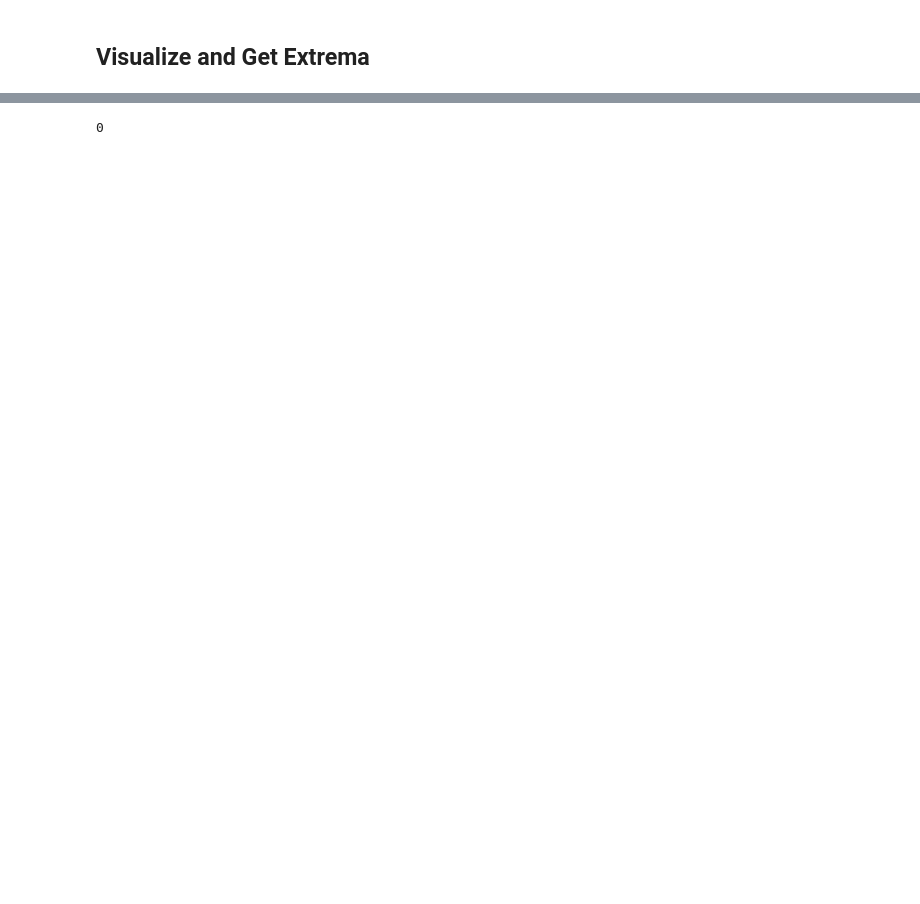
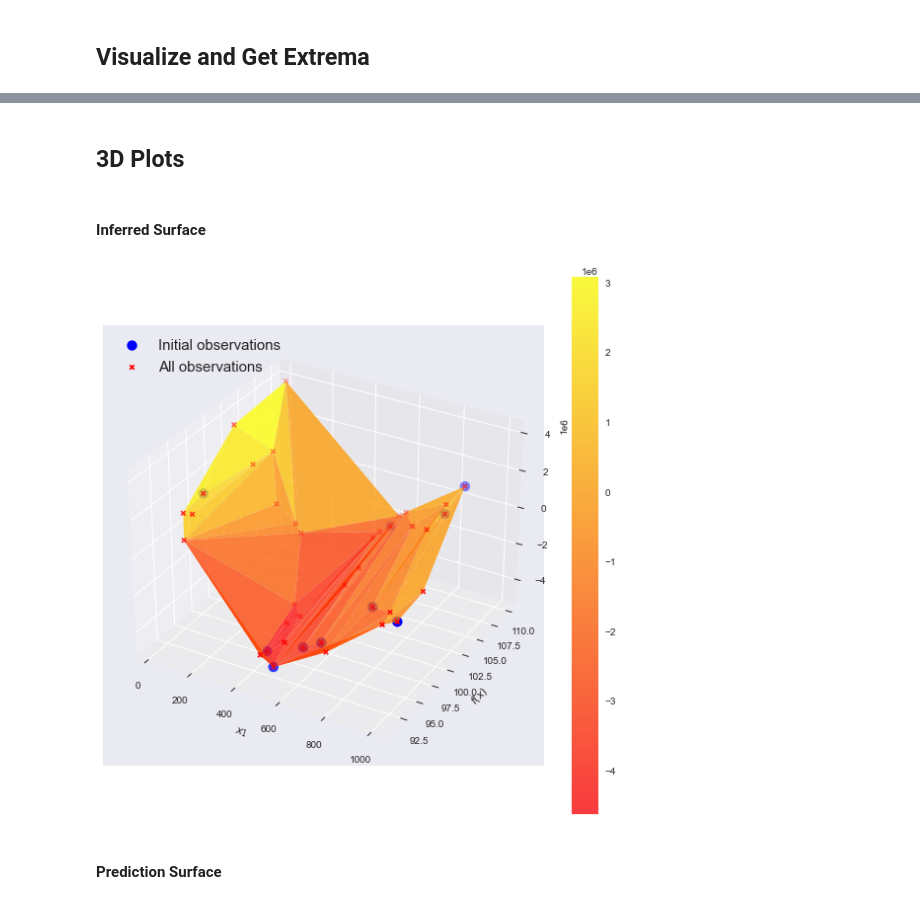
Before and after one commit to amzn/supply-chain-simulation-environment, a Jupyter notebook: src/bayesian_optimization/reward_func_experimentation.ipynb, the cells around one changed output, grey strips where cells are left out. Saved outputs shown, nothing was run; the diff lists cells and outputs as text; code cells hidden in the pictures; blank space fills up the shorter version.

Commit message:
Adding 3D plots for 2D BO

```diff
--- a/src/bayesian_optimization/reward_func_experimentation.ipynb
+++ b/src/bayesian_optimization/reward_func_experimentation.ipynb
@@ -334,4 +341,24 @@ plt.show()
-# %%
-num_tries
-# %% [output]
-0
+# %% [markdown]
+## 3D Plots
+# %% [markdown]
+#### Inferred Surface
+# %%
+plt.style.use('seaborn')
+fig = plt.figure(figsize=(10,10))
+ax = plt.axes(projection='3d')
+
+im = ax.plot_trisurf(new_X[:,0].flatten(), new_X[:,1].flatten(), new_Y.flatten(), cmap=cm.get_cmap('autumn'), alpha=0.75)
+fig.colorbar(im)
+
+ax.scatter(X[:,0].flatten(), X[:,1].flatten(), Y.flatten(), s=100, marker="o", color="b", label="Initial observations")
+ax.scatter(new_X[:,0].flatten(), new_X[:,1].flatten(), new_Y.flatten(), marker="x", color="r", label="All observations")
+
+ax.legend(loc=2, prop={'size': LEGEND_SIZE})
+ax.set_xlabel(r"$x_1$")
+ax.set_ylabel(r"$x_2$")
+ax.set_ylabel(r"$f(x)$")
+ax.grid(True)
+# %% [output]
+[figure, added]
+# %% [markdown]
+#### Prediction Surface
```
Also changed, not shown: parts of 11 cells of this notebook.
